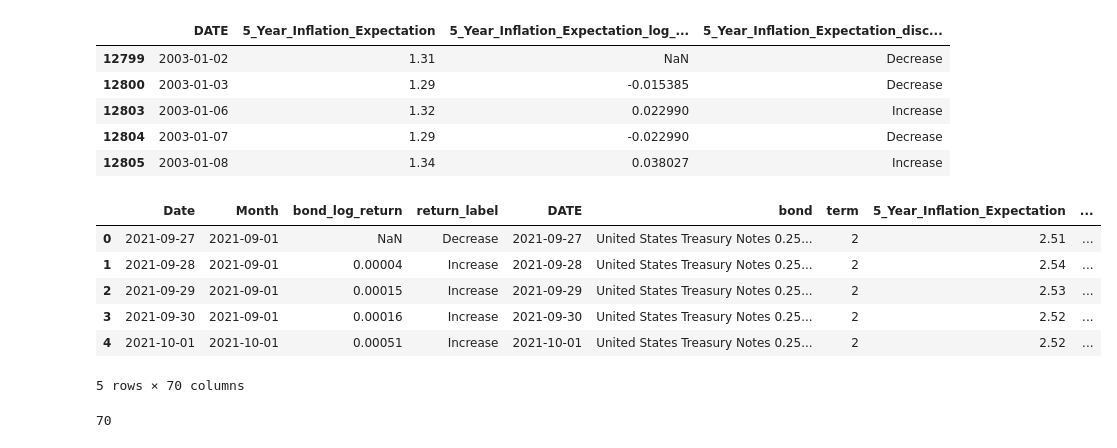
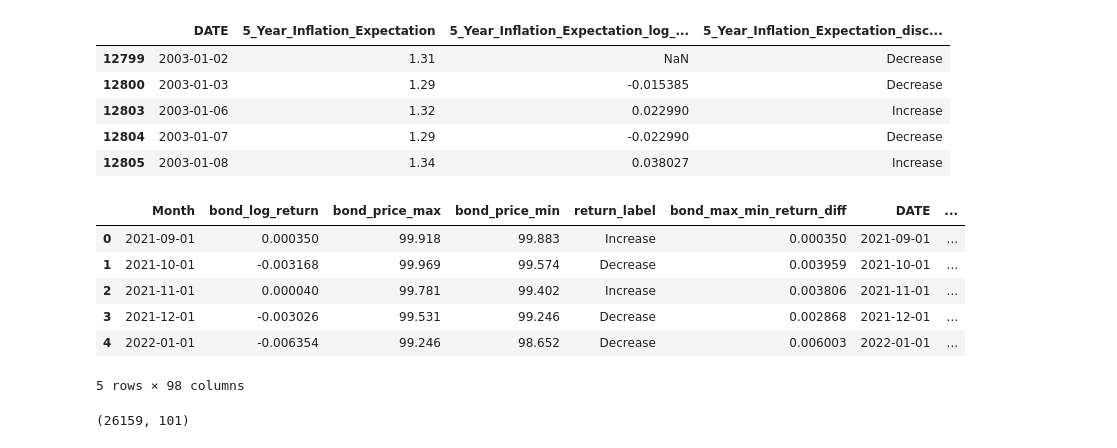
Before and after one commit to ttoe05/tt-investment-analysis, a Jupyter notebook: src/quant-modeling-bonds.ipynb, the cells around one changed output. Cells and saved outputs as stored; diff of their text form; code cells hidden in the pictures.

```diff
--- a/src/quant-modeling-bonds.ipynb
+++ b/src/quant-modeling-bonds.ipynb
@@ -293,7 +314,7 @@ df_macro.head()
 5 rows × 21 columns
 # %%
 # REset the index
-# df_macro.reset_index(inplace=True)
+df_macro.reset_index(inplace=True)
 # create a seperate dataframe for the macroeconomic columns then calcualte the log returns for each column
 macro_data = {}
 inf_columns = [
@@ -312,10 +333,22 @@ for col in df_macro.columns:
         df_tmp[f'{col}_log_return'] = df_tmp[col].diff(1)
     else:
         df_tmp[f'{col}_log_return'] = np.log(df_tmp[col] / df_tmp[col].shift(1))
-    # discritize the return values into up, or down
-    df_tmp[f'{col}_discretized'] = np.where(df_tmp[f'{col}_log_return'] > 0, 'Increase', 'Decrease')
+
+    if check_daily(df_tmp) == "daily":
+        df_tmp['Month'] = pd.to_datetime(df_tmp['DATE']).dt.to_period('M').dt.to_timestamp()
+        df_tmp = df_tmp.groupby('Month').agg({f'{col}_log_return': 'sum',
+                                      f'{col}': ['max', 'min']})
+        df_tmp.columns = ['_'.join(col).strip() for col in df_tmp.columns.values]
+        df_tmp['DATE'] = df_tmp.index
+        df_tmp[f'{col}_log_return_discretized'] = np.where(df_tmp[f'{col}_log_return_sum'] > 0, 'Increase', 'Decrease')
+        df_tmp[f'{col}_max_min_return_diff'] = np.log(df_tmp[f'{col}_max'] / df_tmp[f'{col}_min'])
+    else:
+        # discritize the return values into up, or down
+        df_tmp[f'Month'] = df_tmp['DATE']
+        df_tmp[f'{col}_log_return_discretized'] = np.where(df_tmp[f'{col}_log_return'] > 0, 'Increase', 'Decrease')
+        df_tmp.rename(columns={f'{col}_log_return': f'{col}_log_return_sum'}, inplace=True)
     # store the dataframe in the macro_data dictionary
-    macro_data[col] = df_tmp
+    macro_data[col] = df_tmp.reset_index()
 
 macro_data.keys()
 # %% [output]
@@ -374,53 +407,65 @@ def check_daily(df: pd.DataFrame):
 processed_bonds = []
 for key, value in tqdm(processed_dfs.items()):
     for col in value.columns:
         if col == 'Date':
             continue  # Skip the Date column
         # dropna values
         df_tmp = value[['Date', col]].dropna()
         df_tmp['Month'] = pd.to_datetime(df_tmp['Date']).dt.to_period('M').dt.to_timestamp()
         # calculate the log returns on the prices
         df_tmp[f'bond_log_return'] = np.log(df_tmp[col] / df_tmp[col].shift(1))
+        df_tmp = df_tmp.groupby('Month').agg({'bond_log_return': 'sum',
+                              f'{col}': ['max', 'min']})
+
+        df_tmp.columns = ['_'.join(col).strip() for col in df_tmp.columns.values]
+        df_tmp.rename(columns={
+            'bond_log_return_sum': 'bond_log_return',
+            f'{col}_min': 'bond_price_min',
+            f'{col}_max': 'bond_price_max',
+        }, inplace=True)
+        df_tmp.reset_index(inplace=True)
+        # aggregate the bond log returns by month
         # discritize the return values into up, or down
         df_tmp[f'return_label'] = np.where(df_tmp[f'bond_log_return'] > 0, 'Increase', 'Decrease')
-        df_tmp['DATE'] = df_tmp['Date']
+        df_tmp[f'bond_max_min_return_diff'] = np.log(df_tmp[f'bond_price_max'] / df_tmp[f'bond_price_min'])
+        df_tmp['DATE'] = df_tmp['Month']
         df_tmp["bond"] = col
         df_tmp['term'] = key
-        # drop the col column
-        df_tmp.drop(columns=[col], inplace=True, errors='ignore')
-        # print(f"Processing {key} -> {col}")
-        # print(df_tmp.columns)
         for macro_col in macro_data.keys():
+            if macro_col == 'index':
+                continue
             # Check if the macroeconomic data is daily
             frequency = check_daily(macro_data[macro_col])
             if frequency == "daily":
                 # merge on the Date column
-                # print(f"Merging {macro_col} with daily data")
-                # print(macro_data[macro_col].columns)
-                # print("#################################################")
-                # print(df_tmp.columns)
-                df_tmp = pd.merge(df_tmp, macro_data[macro_col], how='left', on='DATE')
+                df_tmp = pd.merge(df_tmp, macro_data[macro_col], how='left', on='Month')
             else:
                 # create for monthly data
-                macro_data[macro_col]['Month'] = pd.to_datetime(macro_data[macro_col]['DATE']).dt.to_period('M').dt.to_timestamp()
                 df_tmp = pd.merge(df_tmp, macro_data[macro_col], how='left', on='Month')
                 # drob the date_y column
+            df_tmp.drop(columns=['Month_y'], inplace=True, errors='ignore')
+            df_tmp.rename(columns={'Month_x': 'Month'}, inplace=True)
             df_tmp.drop(columns=['DATE_y'], inplace=True, errors='ignore')
             df_tmp.rename(columns={'DATE_x': 'DATE'}, inplace=True)
+            df_tmp.drop(columns=['index_y', 'index_x'], inplace=True, errors='ignore')
+        for col in df_monthly.columns:
+            if col in ['Month', 'bond', 'term', 'bond_log_return', 'return_label', 'DATE', 'bond_price_min', 'bond_price_max', 'bond_max_min_return_diff']:
+                continue
+            df_monthly[col] = df_monthly[col].shift(1)
         processed_bonds.append(df_tmp)
 
 df_processed = pd.concat(processed_bonds, axis=0, ignore_index=False)
 df_processed.head()
 # %% [output]
-|  | Date | Month | bond_log_return | return_label | DATE | bond | term | 5_Year_Inflation_Expectation | ... |
-| 0 | 2021-09-27 | 2021-09-01 | NaN | Decrease | 2021-09-27 | United States Treasury Notes 0.25... | 2 | 2.51 | ... |
-| 1 | 2021-09-28 | 2021-09-01 | 0.00004 | Increase | 2021-09-28 | United States Treasury Notes 0.25... | 2 | 2.54 | ... |
-| 2 | 2021-09-29 | 2021-09-01 | 0.00015 | Increase | 2021-09-29 | United States Treasury Notes 0.25... | 2 | 2.53 | ... |
-| 3 | 2021-09-30 | 2021-09-01 | 0.00016 | Increase | 2021-09-30 | United States Treasury Notes 0.25... | 2 | 2.52 | ... |
-| 4 | 2021-10-01 | 2021-10-01 | 0.00051 | Increase | 2021-10-01 | United States Treasury Notes 0.25... | 2 | 2.52 | ... |
+|  | Month | bond_log_return | bond_price_max | bond_price_min | return_label | bond_max_min_return_diff | DATE | ... |
+| 0 | 2021-09-01 | 0.000350 | 99.918 | 99.883 | Increase | 0.000350 | 2021-09-01 | ... |
+| 1 | 2021-10-01 | -0.003168 | 99.969 | 99.574 | Decrease | 0.003959 | 2021-10-01 | ... |
+| 2 | 2021-11-01 | 0.000040 | 99.781 | 99.402 | Increase | 0.003806 | 2021-11-01 | ... |
+| 3 | 2021-12-01 | -0.003026 | 99.531 | 99.246 | Decrease | 0.002868 | 2021-12-01 | ... |
+| 4 | 2022-01-01 | -0.006354 | 99.246 | 98.652 | Decrease | 0.006003 | 2022-01-01 | ... |
-5 rows × 70 columns
+5 rows × 98 columns
 # %%
-len(df_processed.columns)
+df_processed.shape
 # %% [output]
-70
+(26159, 101)
 # %%
```
Also changed, not shown: parts of 9 cells of this notebook, 1 other file.
